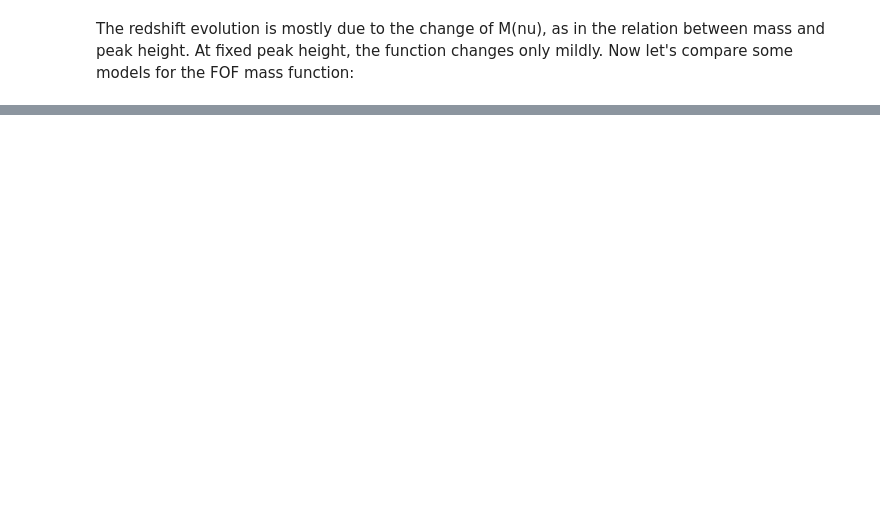
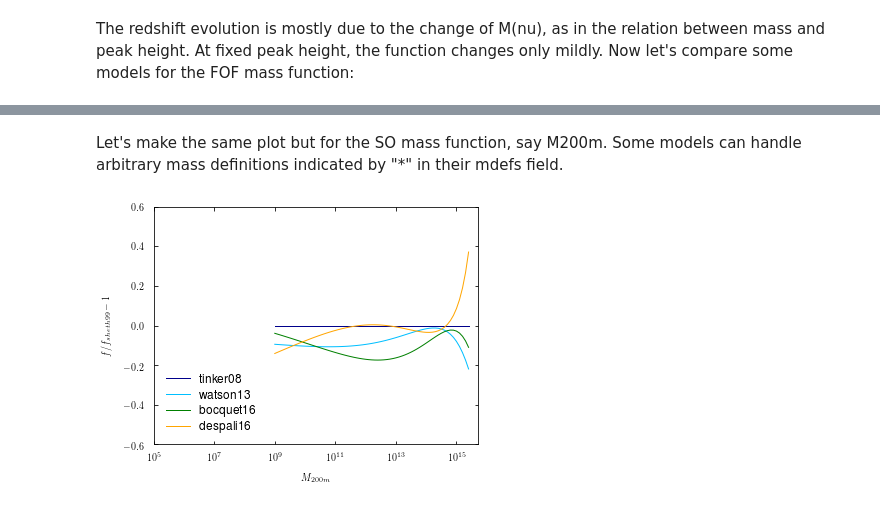
Before and after one commit to Shiriny24/colossus, a Jupyter notebook: tutorials/tutorial_lss_mass_function.ipynb, the cells around one changed output, grey strips where cells are left out. Drawn from its saved outputs; the diff is of its cells as text; code cells hidden in the pictures; blank space fills up the shorter version.

```diff
--- a/tutorials/tutorial_lss_mass_function.ipynb
+++ b/tutorials/tutorial_lss_mass_function.ipynb
@@ -35,20 +57,19 @@ The redshift evolution is mostly due to the change of M(nu), as in the relation
+# %% [markdown]
+Let's make the same plot but for the SO mass function, say M200m. Some models can handle arbitrary mass definitions indicated by "*" in their mdefs field.
 # %%
-from colossus.lss import peaks
+plt.figure()
+plt.xscale('log')
+plt.xlabel('$M_{200m}$')
+plt.ylabel('$f/f_{sheth99} - 1$')
+plt.xlim(1E5, 5E15)
+plt.ylim(-0.6, 0.6)
+plt.axhline(1.0, ls = '--', color = 'gray')
 
-z = 0.0
-nu = np.arange(0.3, 5.1, 0.1)
-M = peaks.massFromPeakHeight(nu, z)
-
-ref = mass_function.massFunction(M, z, model = 'sheth99')
-models = ['press74', 'jenkins01', 'reed03', 'warren06', 'crocce10', 'courtin11', 'bhattacharya11', 'watson13']
-
-plt.figure()
-plt.xlabel('peak height')
-plt.ylabel('f/f_{sheth99}')
-plt.xlim(-2.0, 5.0)
-plt.ylim(0.0, 2.0)
-plt.axhline(1.0, ls = '--', color = 'gray')
-for i in range(len(models)):
-    mfunc = mass_function.massFunction(M, z, mdef = 'fof', model = models[i])
-    plt.plot(nu, mfunc / ref, '-', label = models[i])
+ref = mass_function.massFunction(M, z, model = 'tinker08', mdef = '200m')
+for model in mass_function.models:
+    if '200m' in mass_function.models[model].mdefs or '*' in mass_function.models[model].mdefs:
+        mfunc = mass_function.massFunction(M, z, mdef = '200m', model = model)
+        plt.plot(M, mfunc / ref - 1.0, '-', label = model)
 plt.legend(loc = 3);
+# %% [output]
+[figure, added]
```
Also changed, not shown: parts of 2 cells of this notebook, 22 other files.
